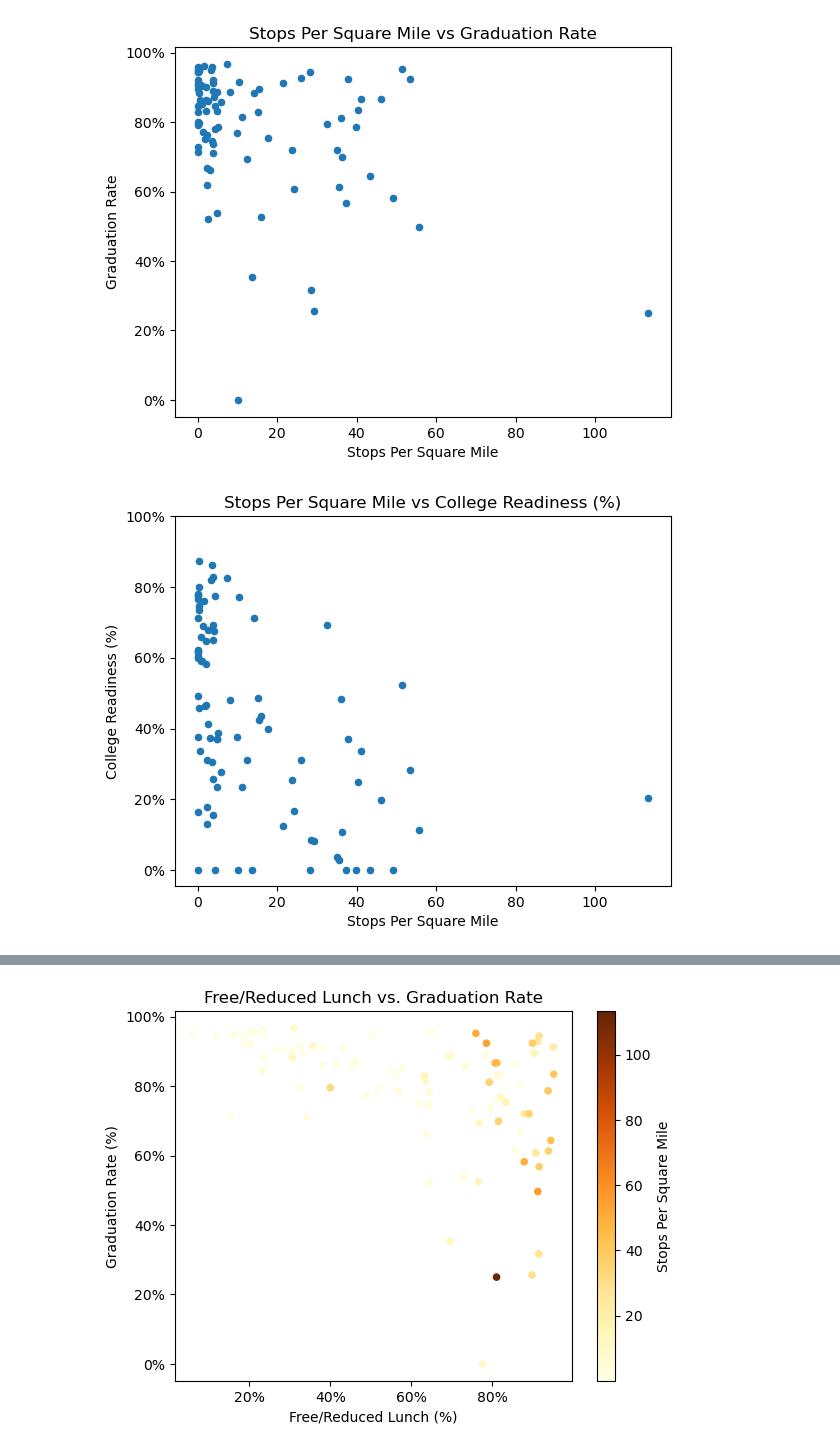
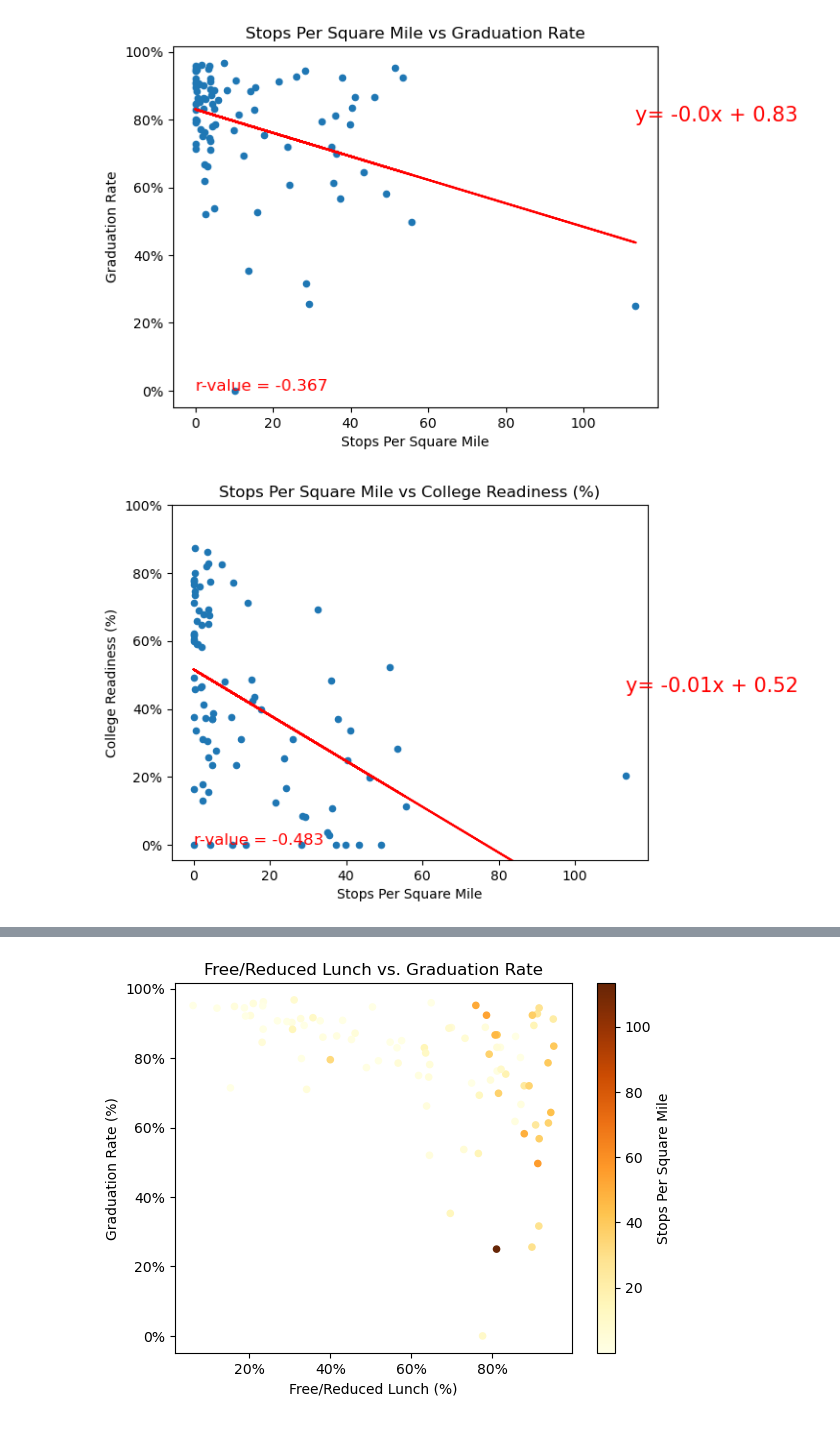
Before and after one commit to HLee12000/UpennDataProject1, a Jupyter notebook: DataAnalysis.ipynb, the cells around one changed output, grey strips where cells are left out. Cells and saved outputs as stored; diff of their text form; code cells hidden in the pictures.

Commit message:
update with lin regress

```diff
--- a/DataAnalysis.ipynb
+++ b/DataAnalysis.ipynb
@@ -14,20 +17,43 @@ final_df = pd.read_csv(final_df_csv)
+# %%
+#Create linear regression function
+def linear_regression(x_values, y_values):
+    (slope, intercept, rvalue, pvalue, stderr) = linregress(x_values, y_values)
+    regress_values = np.array(x_values) * slope + intercept
+    plt.plot(x_values, regress_values, "r-")
+    equation = f"y= {round(slope,2)}x + {round(intercept,2)}"
+    annotation_x = max(x_values)
+    annotation_y = regress_values[-1]
+    plt.annotate(equation, (annotation_x, annotation_y), color="r", fontsize=15)
+    r_text = f"r-value = {round(rvalue, 3)}"
+    plt.text(min(x_values), min(y_values), r_text, color="r", fontsize=12)
 # %%
+#Stops Per Square Mile vs Graduation Rate
+x_values = final_df["stops_per_sqmile"]
+y_values = final_df["GradRate"]
+
 transport_grad = final_df.plot(kind="scatter",x="stops_per_sqmile",y="GradRate",grid=False,
                               xlabel="Stops Per Square Mile",
                               ylabel="Graduation Rate",
                               title="Stops Per Square Mile vs Graduation Rate")
 transport_grad.yaxis.set_major_formatter(mpl.ticker.PercentFormatter(1.0,decimals=0))
+linear_regression(x_values, y_values)
+plt.show()
 # %% [output]
-[figure, old version]
+[figure, new version]
 # %%
+#Stops Per Square Mile vs College Readiness (%)
+x_values = final_df["stops_per_sqmile"]
+y_values = final_df["EBRWPctReady"]
+
 transport_readiness = final_df.plot(kind="scatter",x="stops_per_sqmile",y="EBRWPctReady",grid=False,
                                    xlabel="Stops Per Square Mile",
                                    ylabel="College Readiness (%)",
                                    title="Stops Per Square Mile vs College Readiness (%)")
 transport_readiness.yaxis.set_major_formatter(mpl.ticker.PercentFormatter(1.0,decimals=0))
 transport_readiness.set_ylim(top=1)
+linear_regression(x_values, y_values)
 plt.show()
 # %% [output]
-[figure, old version]
+[figure, new version]
 # %%
 #Reduced Lunch vs. Grad Rate Scatter
```
Also changed, not shown: parts of 6 cells of this notebook.
